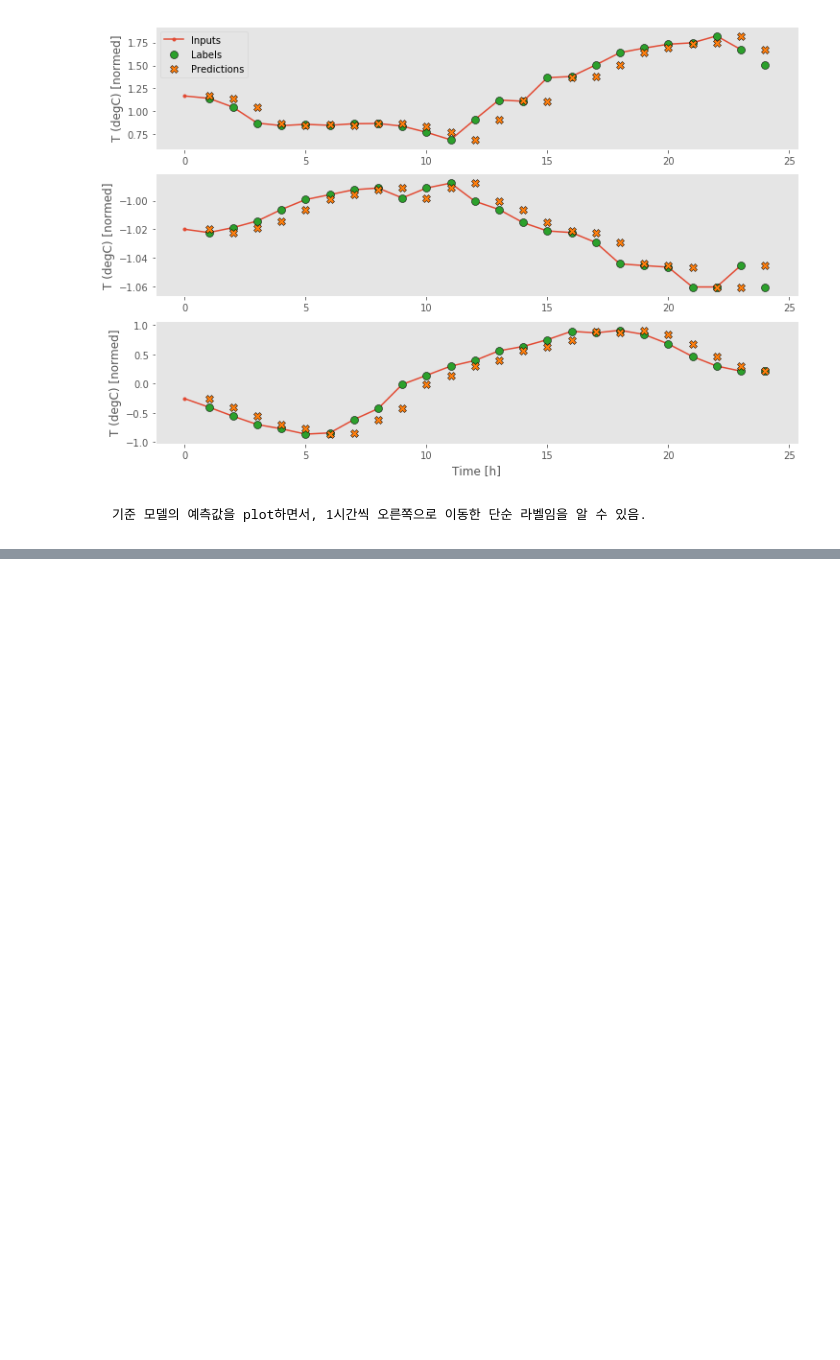
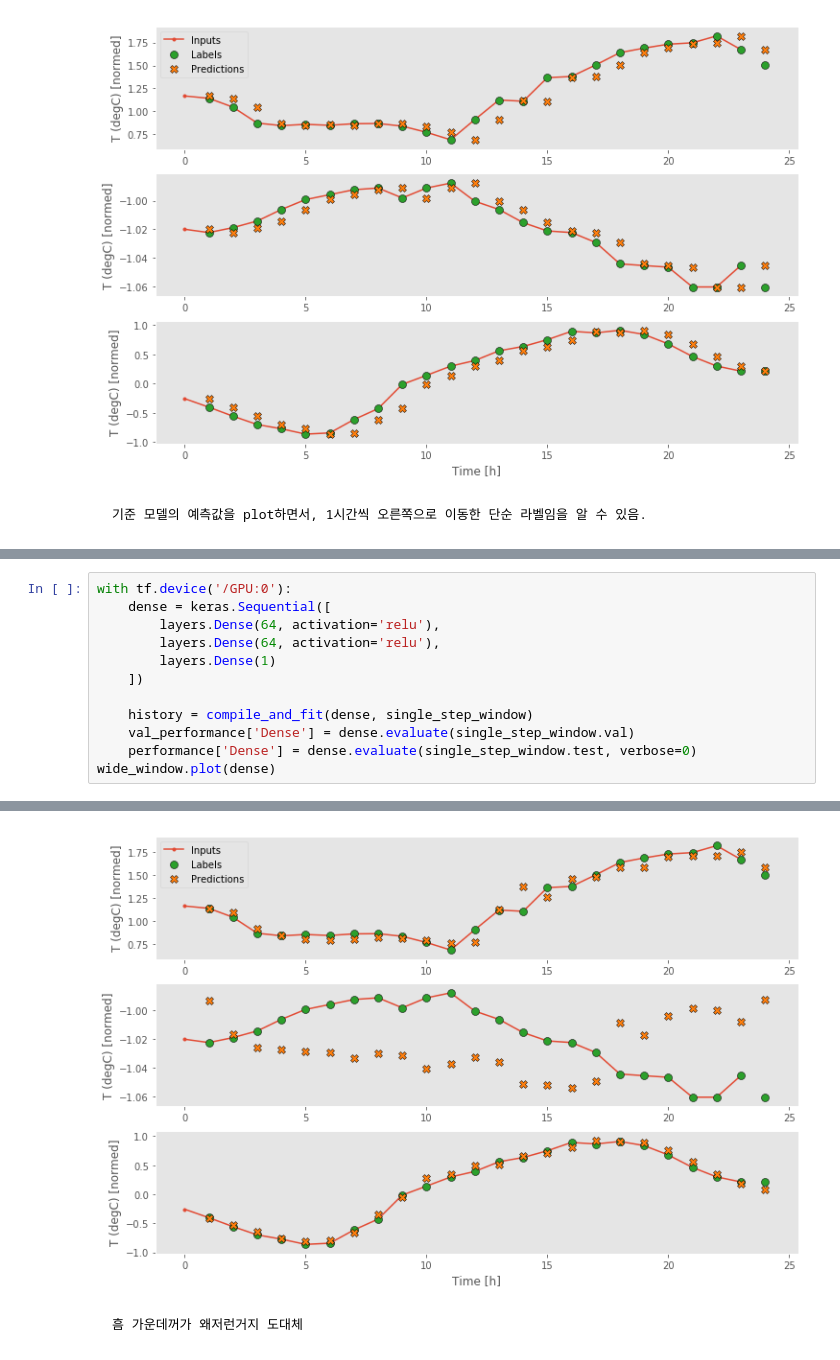
Before and after one commit to skdbsxir/DS-Studying, a Jupyter notebook: [NN Study]/003. Keras Examples - 3. Simple Time Series Prediction.ipynb, the cells around one changed output, grey strips where cells are left out. Saved outputs shown, nothing was run; the diff lists cells and outputs as text; blank space fills up the shorter version.

```diff
--- a/[NN Study]/003. Keras Examples - 3. Simple Time Series Prediction.ipynb
+++ b/[NN Study]/003. Keras Examples - 3. Simple Time Series Prediction.ipynb
@@ -702,0 +838,13 @@ wide_window.plot(baseline)
+# %%
+with tf.device('/GPU:0'):
+    dense = keras.Sequential([
+        layers.Dense(64, activation='relu'),
+        layers.Dense(64, activation='relu'),
+        layers.Dense(1)
+    ])
+
+    history = compile_and_fit(dense, single_step_window)
+    val_performance['Dense'] = dense.evaluate(single_step_window.val)
+    performance['Dense'] = dense.evaluate(single_step_window.test, verbose=0)
+wide_window.plot(dense)
+# %% [output]
@@ -702,0 +866,3 @@ wide_window.plot(baseline)
+[figure, added]
+# %% [markdown]
+    흠 가운데꺼가 왜저런거지 도대체
```
Also changed, not shown: parts of 20 cells of this notebook.
